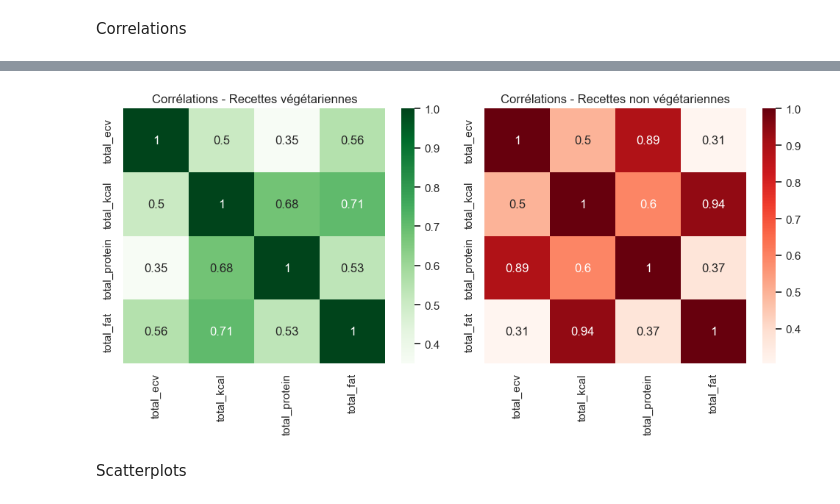
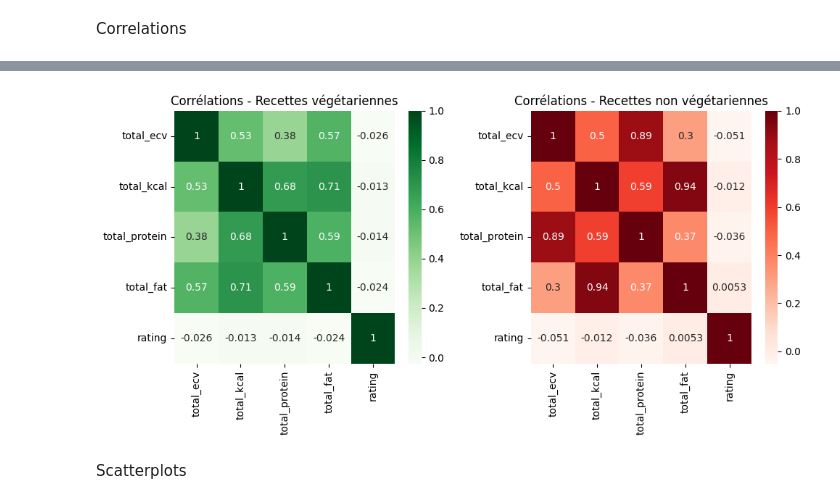
Before and after one commit to SitaraLiang/dalas-eco-recipes, a Jupyter notebook: notebooks/preprocessing.ipynb, the cells around one changed output, grey strips where cells are left out. Drawn from its saved outputs; the diff is of its cells as text; code cells hidden in the pictures.

```diff
--- a/notebooks/preprocessing.ipynb
+++ b/notebooks/preprocessing.ipynb
@@ -195,17 +239,17 @@ plt.show()
 # %%
 # Par type de recette
-corr_vege = df[df['is_vege']==1][['total_ecv','total_kcal','total_protein','total_fat']].corr()
-corr_nonvege = df[df['is_vege']==0][['total_ecv','total_kcal','total_protein','total_fat']].corr()
+corr_vege = df[df['is_vege']==1][['total_ecv','total_kcal','total_protein','total_fat', 'rating']].corr()
+corr_nonvege = df[df['is_vege']==0][['total_ecv','total_kcal','total_protein','total_fat', 'rating']].corr()
 
 fig, axes = plt.subplots(1,2, figsize=(10,5))
 sns.heatmap(corr_vege, annot=True, cmap="Greens", ax=axes[0])
 sns.heatmap(corr_nonvege, annot=True, cmap="Reds", ax=axes[1])
 axes[0].set_title("Corrélations - Recettes végétariennes")
 axes[1].set_title("Corrélations - Recettes non végétariennes")
 plt.tight_layout()
 plt.show()
 # %% [output]
-[figure, old version]
+[figure, new version]
 # %% [markdown]
 Scatterplots
 # %%
```
Also changed, not shown: parts of 54 cells of this notebook, 6 other files.
